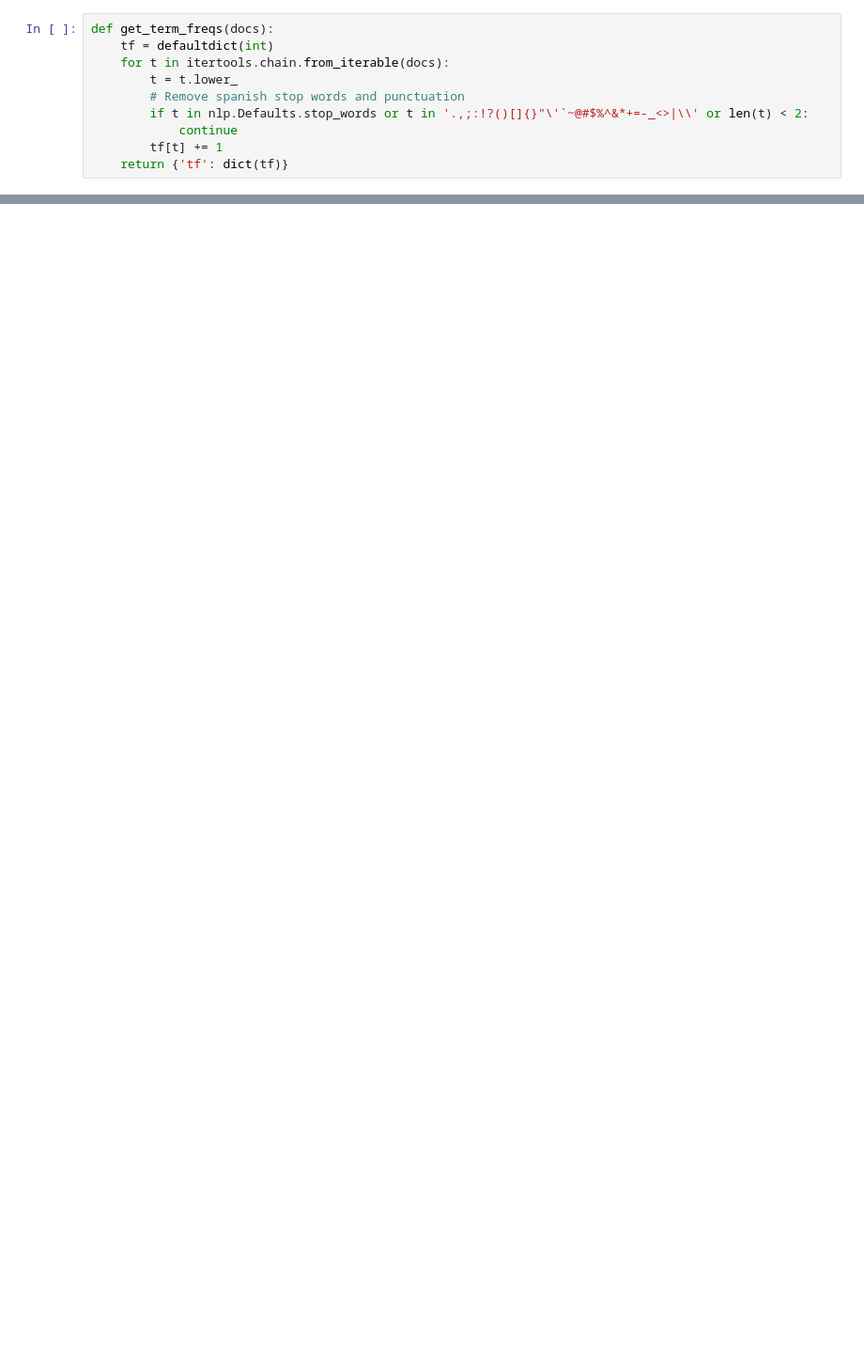
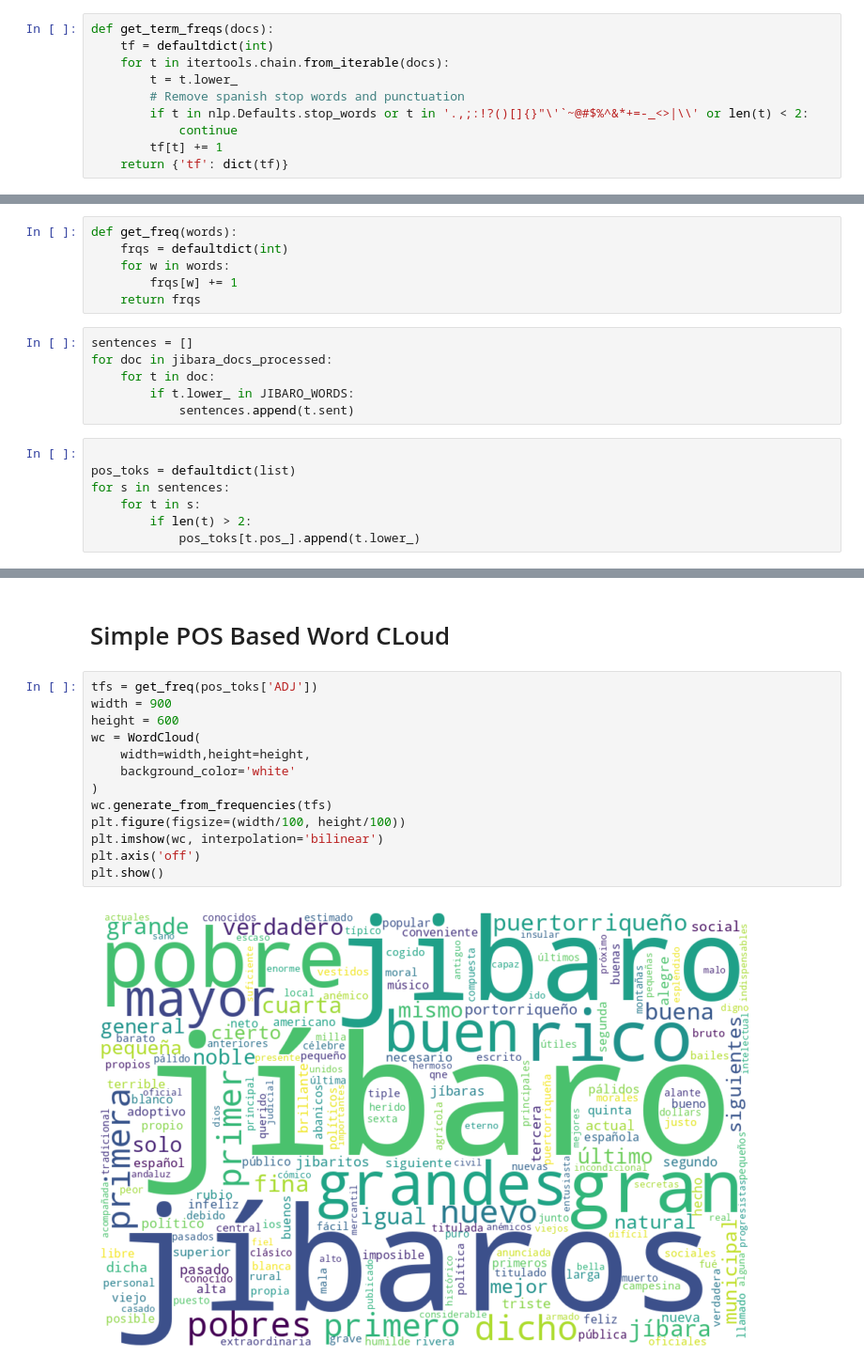
Before and after one commit to janithnw/newspaper-ocr, a Jupyter notebook: 05_word_clouds.ipynb, the cells around one changed output, grey strips where cells are left out. Shown at 94% size. Saved outputs shown, nothing was run; the diff lists cells and outputs as text; blank space fills up the shorter version.

```diff
--- a/05_word_clouds.ipynb
+++ b/05_word_clouds.ipynb
@@ -402,0 +59,19 @@ tfs = get_term_freqs(selected_docs)
+# %%
+def get_freq(words):
+    frqs = defaultdict(int)
+    for w in words:
+        frqs[w] += 1
+    return frqs
+# %%
+sentences = []
+for doc in jibara_docs_processed:
+    for t in doc:
+        if t.lower_ in JIBARO_WORDS:
+            sentences.append(t.sent)
+# %%
+
+pos_toks = defaultdict(list)
+for s in sentences:
+    for t in s:
+        if len(t) > 2:
+            pos_toks[t.pos_].append(t.lower_)
@@ -402,0 +82,17 @@ tfs = get_term_freqs(selected_docs)
+# %% [markdown]
+# Simple POS Based Word CLoud
+# %%
+tfs = get_freq(pos_toks['ADJ'])
+width = 900
+height = 600
+wc = WordCloud(
+    width=width,height=height,
+    background_color='white'
+)
+wc.generate_from_frequencies(tfs)
+plt.figure(figsize=(width/100, height/100))
+plt.imshow(wc, interpolation='bilinear')
+plt.axis('off')
+plt.show()
+# %% [output]
+[figure, added]
```
Also changed, not shown: parts of 83 cells of this notebook, 8 other files.
